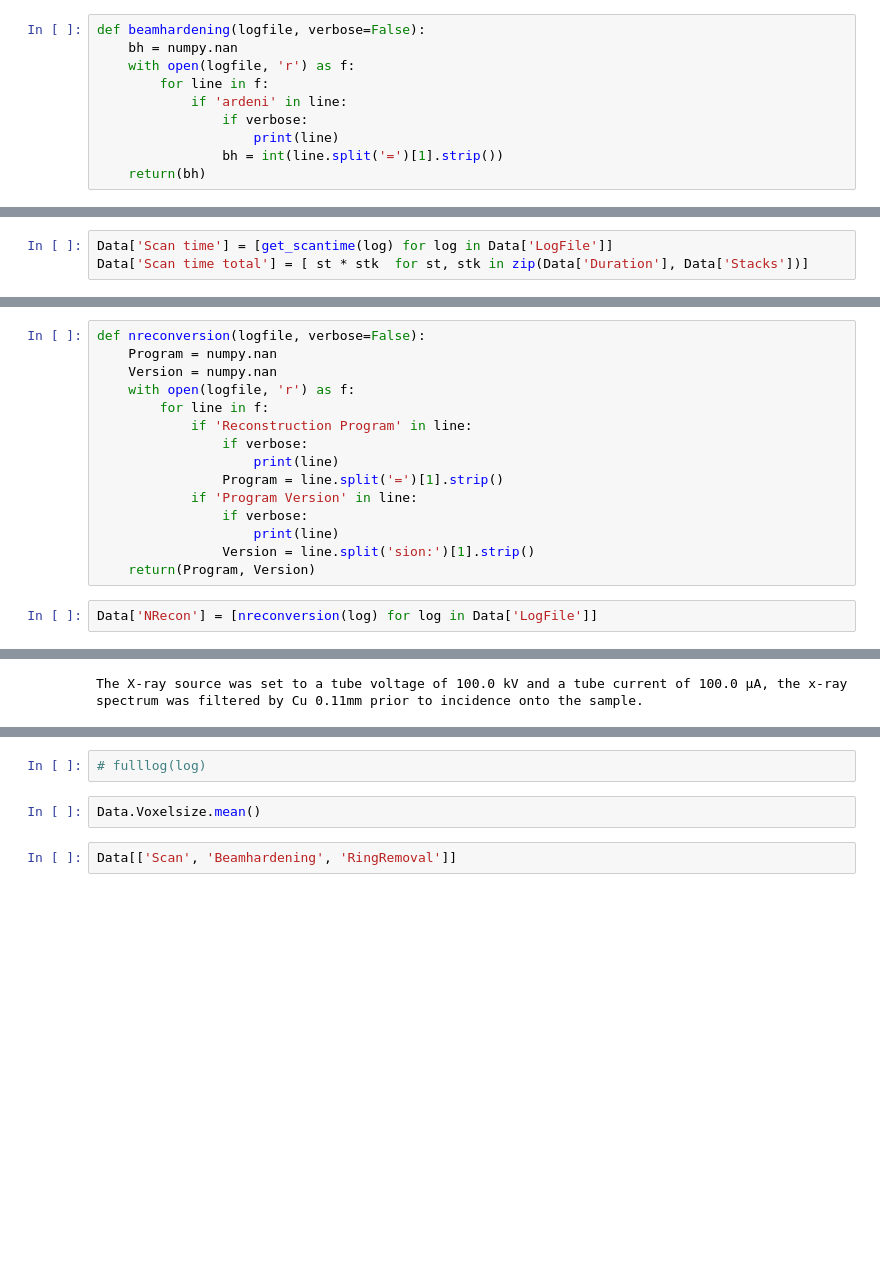
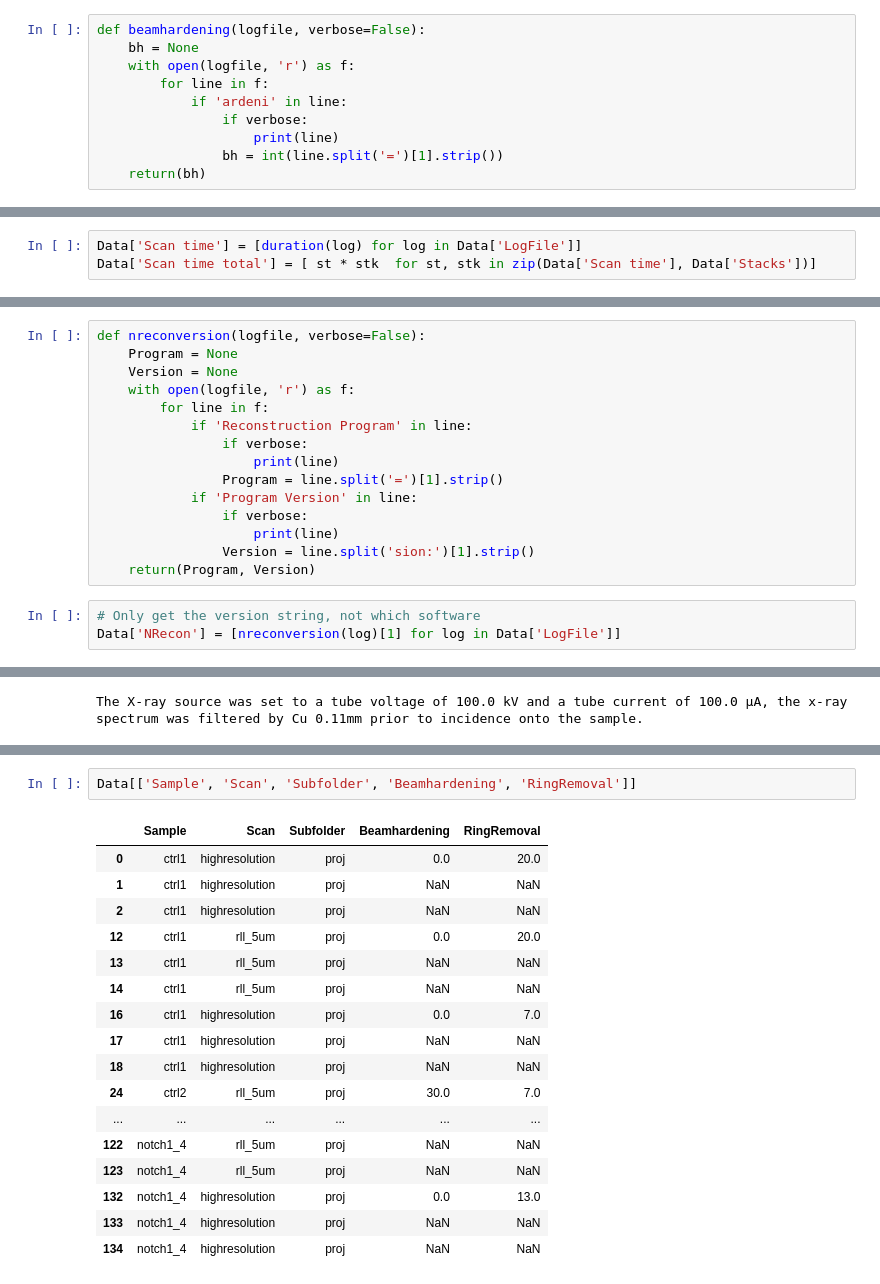
Before and after one commit to habi/liver-nchp, a Jupyter notebook: DataWrangling.ipynb, the cells around one changed output, grey strips where cells are left out. Cells and saved outputs as stored; diff of their text form; blank space fills up the shorter version.

```diff
--- a/DataWrangling.ipynb
+++ b/DataWrangling.ipynb
@@ -498,7 +515,7 @@ def ringremoval(logfile, verbose=False):
     return(ring)
 # %%
 def beamhardening(logfile, verbose=False):
-    bh = numpy.nan
+    bh = None
     with open(logfile, 'r') as f:
         for line in f:
             if 'ardeni' in line:
@@ -536,5 +553,5 @@ def duration(logfile, verbose=False):
         scantime = datetime.datetime.strptime(duration, '%H:%M:%S')
     return((scantime-datetime.datetime(1900,1,1)).total_seconds())
 # %%
-Data['Scan time'] = [get_scantime(log) for log in Data['LogFile']]
-Data['Scan time total'] = [ st * stk  for st, stk in zip(Data['Duration'], Data['Stacks'])]
+Data['Scan time'] = [duration(log) for log in Data['LogFile']]
+Data['Scan time total'] = [ st * stk  for st, stk in zip(Data['Scan time'], Data['Stacks'])]
@@ -543,7 +558,7 @@ NameError: name 'get_scantime' is not defined
 # %%
 def nreconversion(logfile, verbose=False):
-    Program = numpy.nan
-    Version = numpy.nan
+    Program = None
+    Version = None
     with open(logfile, 'r') as f:
         for line in f:
             if 'Reconstruction Program' in line:
@@ -556,4 +571,5 @@ def nreconversion(logfile, verbose=False):
                 Version = line.split('sion:')[1].strip()
     return(Program, Version)
 # %%
-Data['NRecon'] = [nreconversion(log) for log in Data['LogFile']]
+# Only get the version string, not which software
+Data['NRecon'] = [nreconversion(log)[1] for log in Data['LogFile']]
@@ -773,6 +788,20 @@ print('The whole process resulted in datasets with an isometric voxel size of',
-# %%
-# fulllog(log)
-# %%
-Data.Voxelsize.mean()
 # %%
-Data[['Scan', 'Beamhardening', 'RingRemoval']]
+Data[['Sample', 'Scan', 'Subfolder', 'Beamhardening', 'RingRemoval']]
+# %% [output]
+|  | Sample | Scan | Subfolder | Beamhardening | RingRemoval |
+| 0 | ctrl1 | highresolution | proj | 0.0 | 20.0 |
+| 1 | ctrl1 | highresolution | proj | NaN | NaN |
+| 2 | ctrl1 | highresolution | proj | NaN | NaN |
+| 12 | ctrl1 | rll_5um | proj | 0.0 | 20.0 |
+| 13 | ctrl1 | rll_5um | proj | NaN | NaN |
+| 14 | ctrl1 | rll_5um | proj | NaN | NaN |
+| 16 | ctrl1 | highresolution | proj | 0.0 | 7.0 |
+| 17 | ctrl1 | highresolution | proj | NaN | NaN |
+| 18 | ctrl1 | highresolution | proj | NaN | NaN |
+| 24 | ctrl2 | rll_5um | proj | 30.0 | 7.0 |
+| ... | ... | ... | ... | ... | ... |
+| 122 | notch1_4 | rll_5um | proj | NaN | NaN |
+| 123 | notch1_4 | rll_5um | proj | NaN | NaN |
+| 132 | notch1_4 | highresolution | proj | 0.0 | 13.0 |
+| 133 | notch1_4 | highresolution | proj | NaN | NaN |
+| 134 | notch1_4 | highresolution | proj | NaN | NaN |
```
Also changed, not shown: parts of 41 cells of this notebook.
